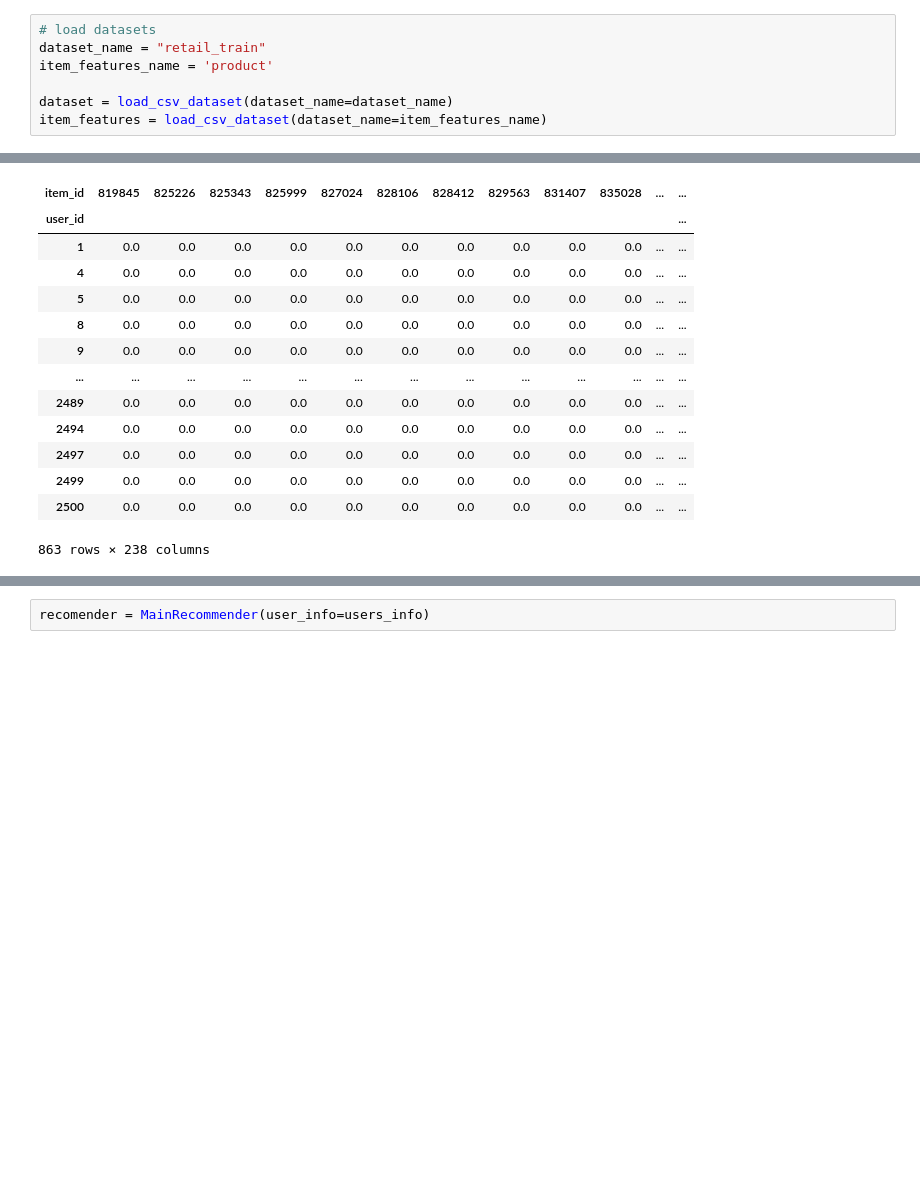
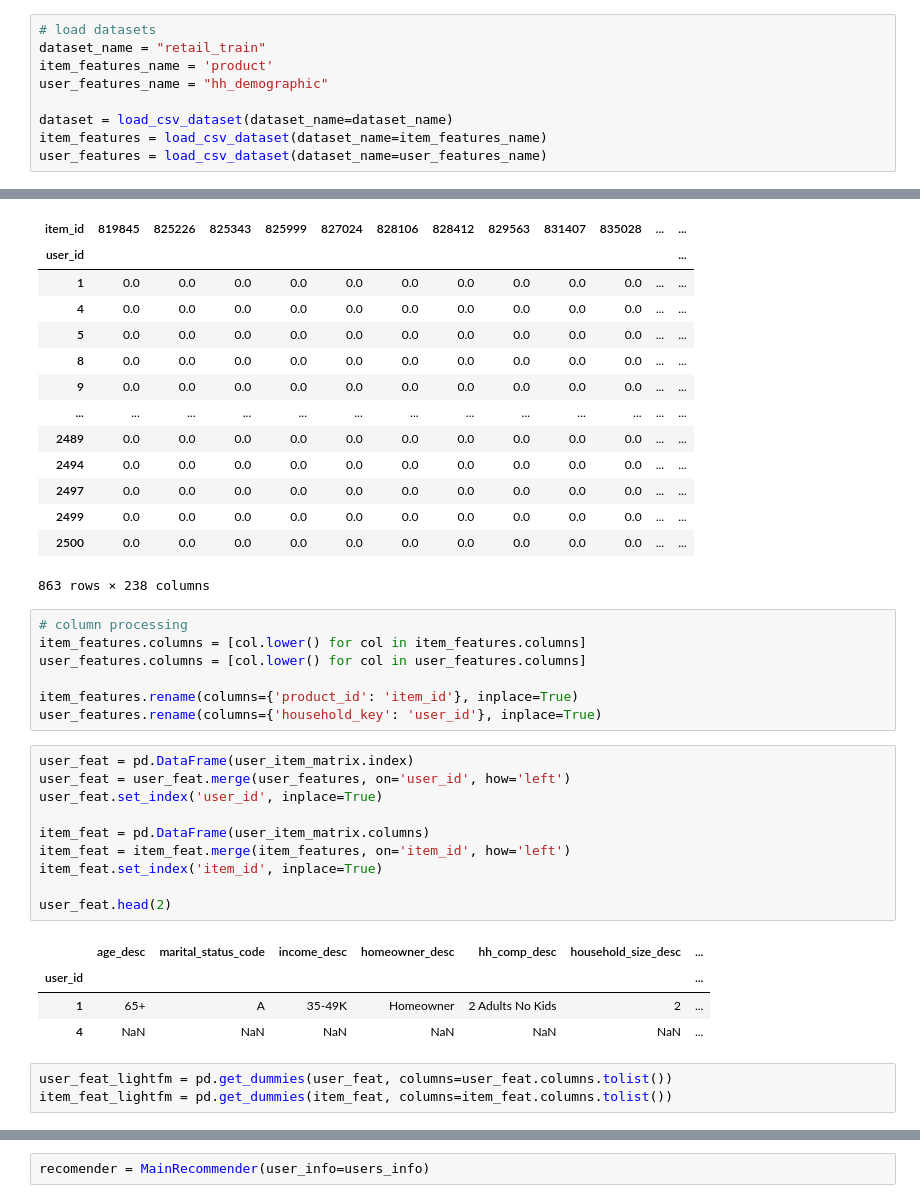
Before and after one commit to KurskiySergey/bisnessML, a Jupyter notebook: recsys/project/production.ipynb, the cells around one changed output, grey strips where cells are left out. Drawn from its saved outputs; the diff is of its cells as text; blank space fills up the shorter version.

```diff
--- a/recsys/project/production.ipynb
+++ b/recsys/project/production.ipynb
@@ -50,9 +53,11 @@ from src.recomenders import random_recommendation, weighted_random_recommendatio
 # load datasets
 dataset_name = "retail_train"
 item_features_name = 'product'
+user_features_name = "hh_demographic"
 
 dataset = load_csv_dataset(dataset_name=dataset_name)
 item_features = load_csv_dataset(dataset_name=item_features_name)
+user_features = load_csv_dataset(dataset_name=user_features_name)
 # %%
 # split dataset
 test_size_weeks = 3
@@ -203,3 +208,28 @@ user_item_matrix
 | 2499 | 0.0 | 0.0 | 0.0 | 0.0 | 0.0 | 0.0 | 0.0 | 0.0 | 0.0 | 0.0 | ... | ... |
 | 2500 | 0.0 | 0.0 | 0.0 | 0.0 | 0.0 | 0.0 | 0.0 | 0.0 | 0.0 | 0.0 | ... | ... |
 863 rows × 238 columns
+# %%
+# column processing
+item_features.columns = [col.lower() for col in item_features.columns]
+user_features.columns = [col.lower() for col in user_features.columns]
+
+item_features.rename(columns={'product_id': 'item_id'}, inplace=True)
+user_features.rename(columns={'household_key': 'user_id'}, inplace=True)
+# %%
+user_feat = pd.DataFrame(user_item_matrix.index)
+user_feat = user_feat.merge(user_features, on='user_id', how='left')
+user_feat.set_index('user_id', inplace=True)
+
+item_feat = pd.DataFrame(user_item_matrix.columns)
+item_feat = item_feat.merge(item_features, on='item_id', how='left')
+item_feat.set_index('item_id', inplace=True)
+
+user_feat.head(2)
+# %% [output]
+|  | age_desc | marital_status_code | income_desc | homeowner_desc | hh_comp_desc | household_size_desc | ... |
+| user_id |  |  |  |  |  |  | ... |
+| 1 | 65+ | A | 35-49K | Homeowner | 2 Adults No Kids | 2 | ... |
+| 4 | NaN | NaN | NaN | NaN | NaN | NaN | ... |
+# %%
+user_feat_lightfm = pd.get_dummies(user_feat, columns=user_feat.columns.tolist())
+item_feat_lightfm = pd.get_dummies(item_feat, columns=item_feat.columns.tolist())
```
Also changed, not shown: parts of 12 cells of this notebook, 2 other files.
